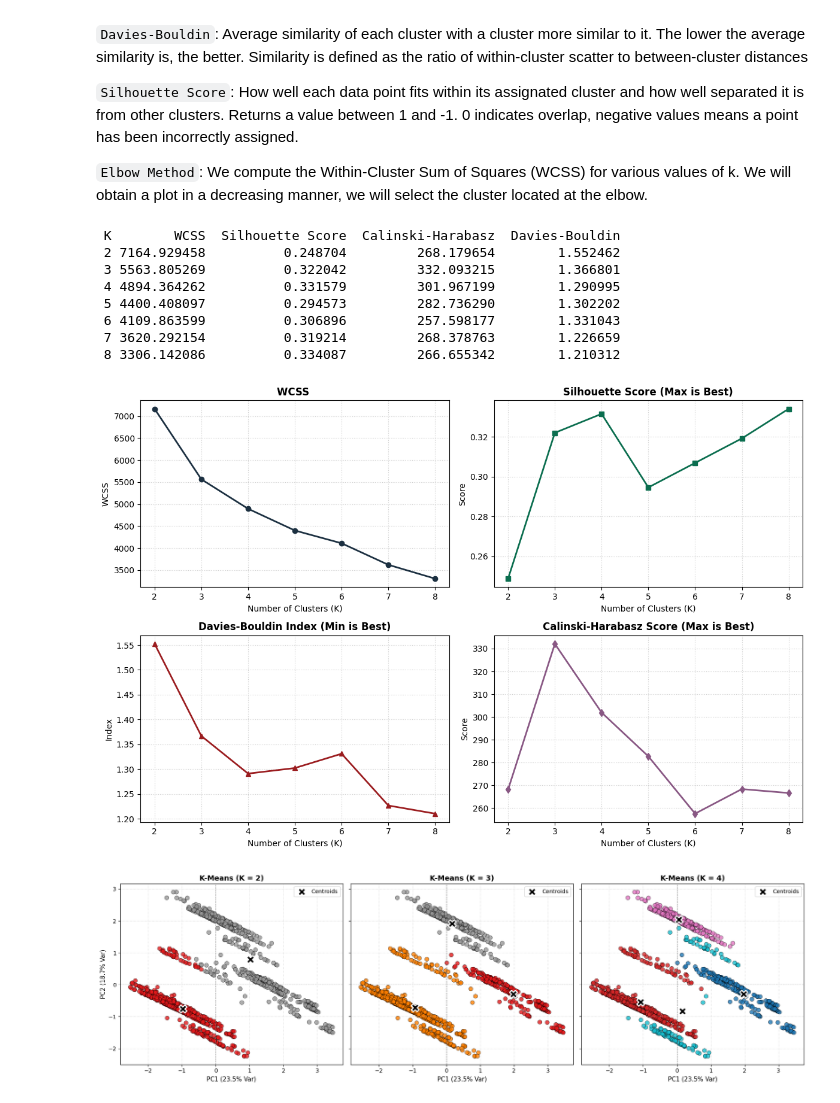
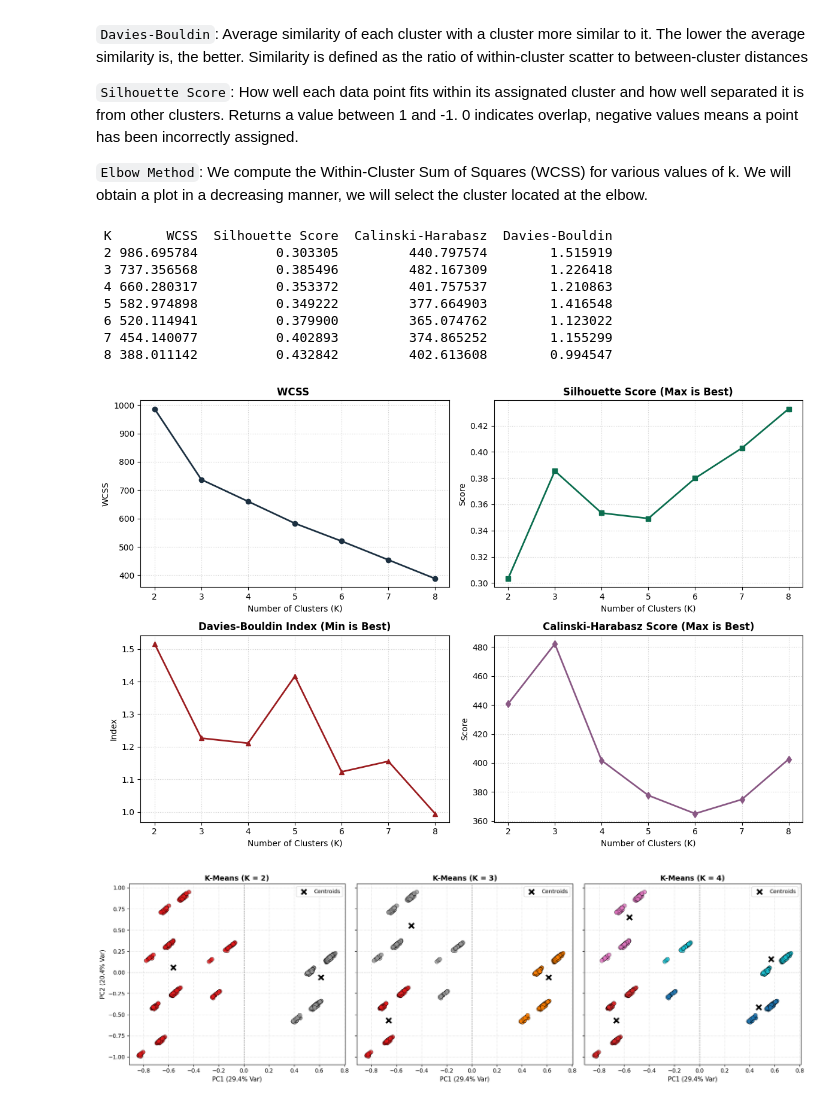
Before and after one commit to alvarodca/MLHealth, a Jupyter notebook: Lab3/pointprocess.ipynb, the cells around one changed output. Saved outputs shown, nothing was run; the diff lists cells and outputs as text; code cells hidden in the pictures.

```diff
--- a/Lab3/pointprocess.ipynb
+++ b/Lab3/pointprocess.ipynb
@@ -104,5 +118,9 @@ timelines[(timelines["time_1"] == 0) & (timelines["time_2"]>0.0)]
 | 138 | AYZA1840525007 | 0.0 | 0.087611 | 0.0 | 0.0 | 0.0 | 0.0 | 0.0 | 0.0 | 0.0 | 0.0 | ... |
 # %%
 # Removing the patient.
-timelines[~(timelines["ID"]=="AYZA1840525007")]
-features[~(features["ID"]=="AYZA1840525007")]
+bad_id = "AYZA1840525007"
+features  = features[features["ID"] != bad_id].reset_index(drop=True)
+timelines = timelines[timelines["ID"] != bad_id].reset_index(drop=True)
+
+# Makes sure both tables have the same index
+timelines = timelines.set_index("ID").loc[features["ID"]].reset_index()
@@ -122,0 +127,15 @@ features[~(features["ID"]=="AYZA1840525007")]
+# %%
+from sklearn.preprocessing import MinMaxScaler
+
+# Sacling, converting the last feature and keeping the ID as index as it is not used by the clusering
+X = features.copy()
+
+# Converting F7 as explained above
+X = features.drop(columns="ID").copy()
+X["F7"] = np.log1p(X["F7"])
+data_norm = pd.DataFrame(MinMaxScaler().fit_transform(X),
+                         columns=X.columns, index=features["ID"])
+
+sns.histplot(X["F7"], bins=20)
+plt.title("F7 after log1p")
+plt.show()
@@ -143,7 +181,4 @@ features = features.drop(["ID"], axis=1)
 # %%
-# Standardizing so every feature has the same weight in the distances
-data_norm = StandardScaler().fit_transform(features)
-
 K = list(range(2,9))
 
 wcss, ch_scores, db_scores, sh_scores = [], [], [], []
@@ -165,14 +200,14 @@ metrics_df = pd.DataFrame({
 
 print(metrics_df.to_string(index=False))
 # %% [output]
- K        WCSS  Silhouette Score  Calinski-Harabasz  Davies-Bouldin
- 2 7164.929458          0.248704         268.179654        1.552462
- 3 5563.805269          0.322042         332.093215        1.366801
- 4 4894.364262          0.331579         301.967199        1.290995
- 5 4400.408097          0.294573         282.736290        1.302202
- 6 4109.863599          0.306896         257.598177        1.331043
- 7 3620.292154          0.319214         268.378763        1.226659
- 8 3306.142086          0.334087         266.655342        1.210312
+ K       WCSS  Silhouette Score  Calinski-Harabasz  Davies-Bouldin
+ 2 986.695784          0.303305         440.797574        1.515919
+ 3 737.356568          0.385496         482.167309        1.226418
+ 4 660.280317          0.353372         401.757537        1.210863
+ 5 582.974898          0.349222         377.664903        1.416548
+ 6 520.114941          0.379900         365.074762        1.123022
+ 7 454.140077          0.402893         374.865252        1.155299
+ 8 388.011142          0.432842         402.613608        0.994547
 # %%
 
 fig, axs = plt.subplots(2, 2, figsize=(12, 8))
@@ -208,12 +243,10 @@ axs[1, 1].grid(True, linestyle=":", alpha=0.6)
 plt.tight_layout()
 plt.show()
 # %% [output]
-[figure, old version]
+[figure, new version]
 # %%
-scaler = StandardScaler()
-scaled_data = scaler.fit_transform(features)
 pca_2d = PCA(n_components=2)
-x_pca_2d = pca_2d.fit_transform(scaled_data)
+x_pca_2d = pca_2d.fit_transform(data_norm)
 var_exp = pca_2d.explained_variance_ratio_ * 100
 
 fig, axs = plt.subplots(1, 3, figsize=(18, 5.5), sharey=True)
@@ -222,7 +255,7 @@ k_values = [2, 3, 4]
 for i, k in enumerate(k_values):
     ax = axs[i]
     kmeans = KMeans(n_clusters=k, random_state=42, init="k-means++", n_init=10)
-    labels = kmeans.fit_predict(scaled_data)
+    labels = kmeans.fit_predict(data_norm)
 
     # Project cluster centroids to the 2D PCA space
     centers_2d = pca_2d.transform(kmeans.cluster_centers_)
@@ -236,31 +269,31 @@ for i, k in enumerate(k_values):
         alpha=0.8,
         edgecolors="k",
         linewidths=0.5,
     )
 
     # Plot projected centroids
     ax.scatter(
         centers_2d[:, 0],
         centers_2d[:, 1],
         c="black",
         marker="X",
         s=200,
         linewidths=2,
         edgecolors="white",
         label="Centroids",
     )
 
     ax.set_title(f"K-Means (K = {k})", fontsize=13, fontweight="bold")
     ax.set_xlabel(f"PC1 ({var_exp[0]:.1f}% Var)", fontsize=11)
     if i == 0:
         ax.set_ylabel(f"PC2 ({var_exp[1]:.1f}% Var)", fontsize=11)
 
     ax.grid(True, linestyle=":", alpha=0.6)
     ax.axhline(0, color="gray", linestyle="--", linewidth=0.8)
     ax.axvline(0, color="gray", linestyle="--", linewidth=0.8)
     ax.legend(loc="upper right")
 
 plt.tight_layout()
 plt.show()
 # %% [output]
-[figure, old version]
+[figure, new version]
```
Also changed, not shown: parts of 15 cells of this notebook.
